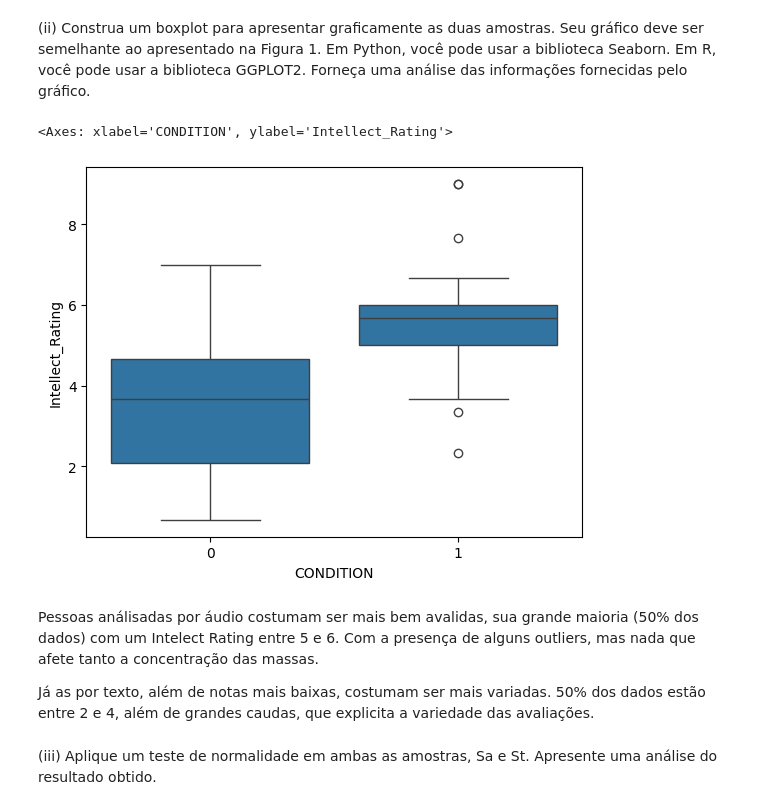
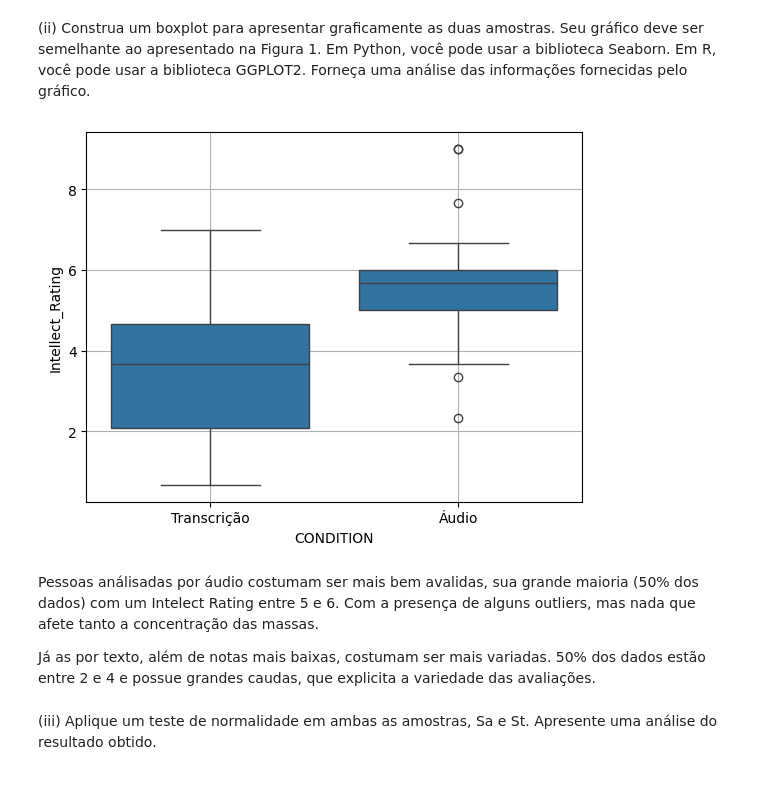
Before and after one commit to stepsbtw/Statistical-Inference, a Jupyter notebook: GCC1625_T1_CAIO_PASSOS_TORKST_FERREIRA.ipynb, the cells around one changed output. Drawn from its saved outputs; the diff is of its cells as text; code cells hidden in the pictures.

```diff
--- a/GCC1625_T1_CAIO_PASSOS_TORKST_FERREIRA.ipynb
+++ b/GCC1625_T1_CAIO_PASSOS_TORKST_FERREIRA.ipynb
@@ -499,14 +499,16 @@ print(f"{St.shape[0]} em condicao de transcricao, Média das Notas = {St.mean()}
 Seu gráfico deve ser semelhante ao apresentado na Figura 1. Em Python, você pode usar a biblioteca Seaborn. Em R, você pode usar a biblioteca GGPLOT2. Forneça uma análise das informações fornecidas pelo gráfico.
 # %%
 import seaborn as sns
-sns.boxplot(data=df,x='CONDITION',y='Intellect_Rating')
+
+sns.boxplot(data=df, x='CONDITION', y='Intellect_Rating')
+plt.xticks([0,1], ["Transcrição", "Áudio"])
+plt.grid(True)
 # %% [output]
-<Axes: xlabel='CONDITION', ylabel='Intellect_Rating'>
-[figure, old version]
+[figure, new version]
 # %% [markdown]
 Pessoas análisadas por áudio costumam ser mais bem avalidas, sua grande maioria (50% dos dados) com um Intelect Rating entre 5 e 6. Com a presença de alguns outliers, mas nada que afete tanto a concentração das massas.
 
-Já as por texto, além de notas mais baixas, costumam ser mais variadas. 50% dos dados estão entre 2 e 4, além de grandes caudas, que explicita a variedade das avaliações.
+Já as por texto, além de notas mais baixas, costumam ser mais variadas. 50% dos dados estão entre 2 e 4 e possue grandes caudas, que explicita a variedade das avaliações.
 # %% [markdown]
 (iii) Aplique um teste de normalidade em ambas as amostras, Sa e St. Apresente uma análise do resultado obtido.
 # %%
```
Also changed, not shown: parts of 14 cells of this notebook.
